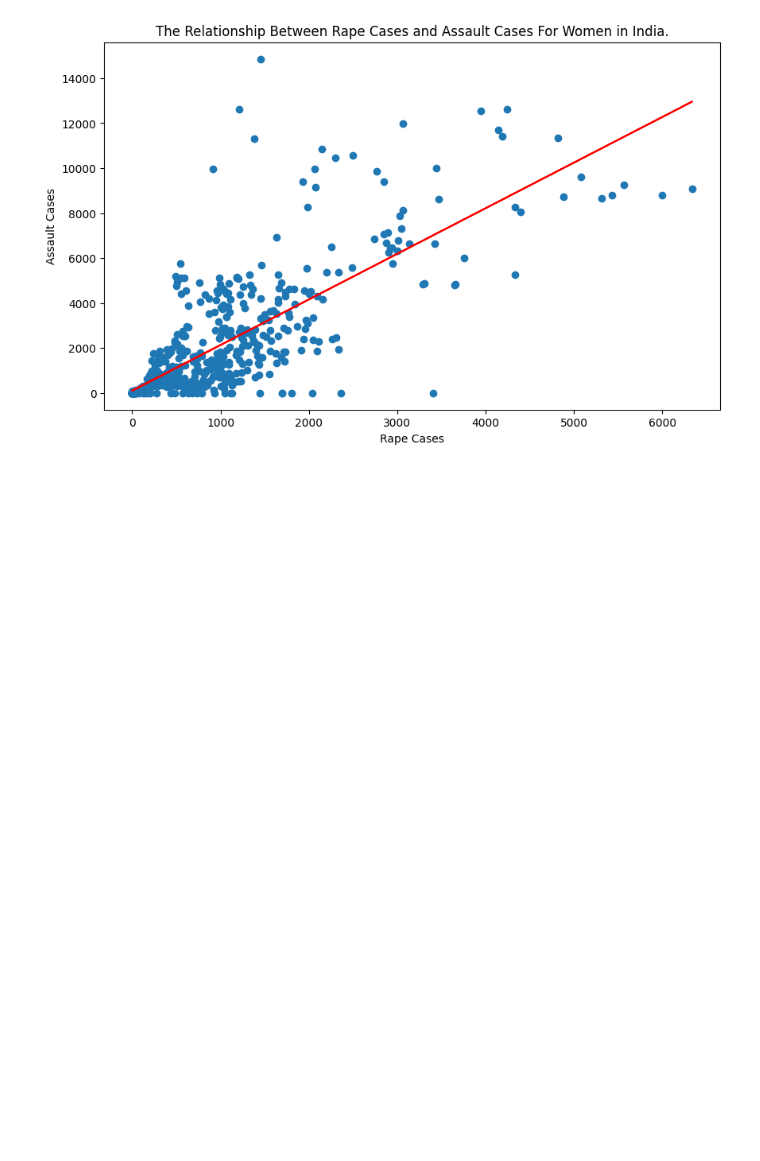
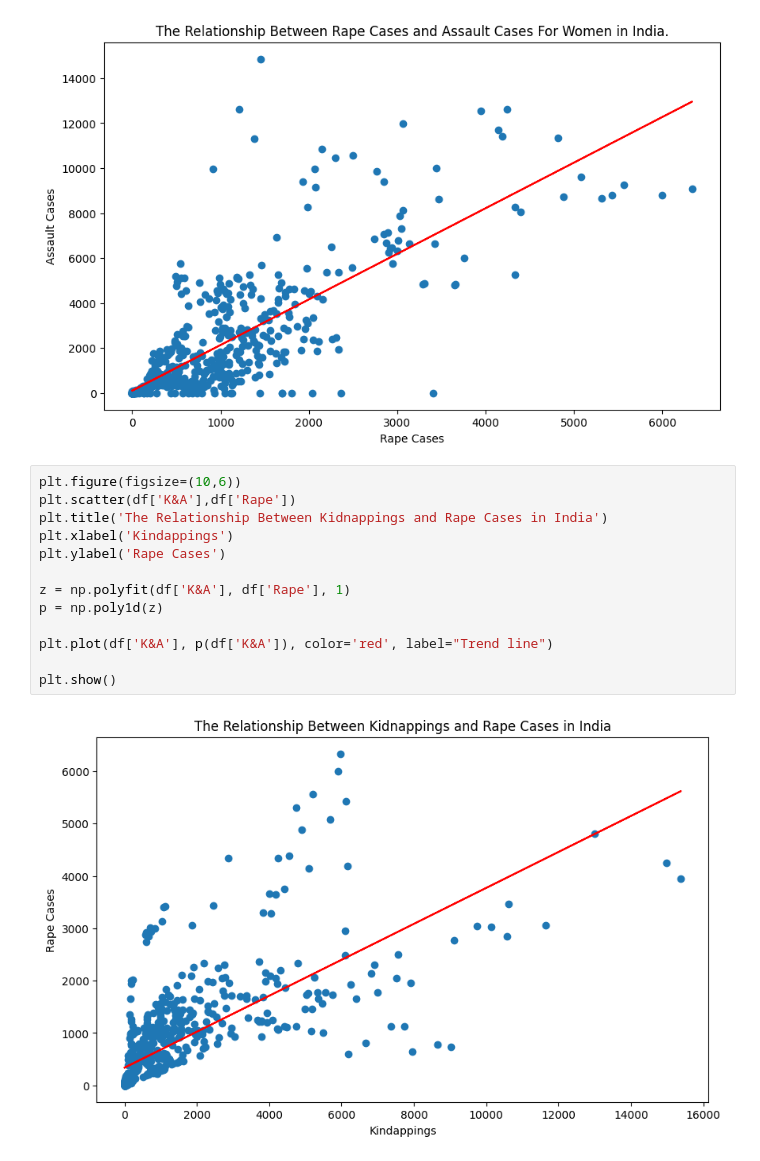
Before and after one commit to AbhimanyuShri/Analysis-on-Crime-on-Women-in-India, a Jupyter notebook: my-first-analysis.ipynb, the cells around one changed output. Drawn from its saved outputs; the diff is of its cells as text; blank space fills up the shorter version.

```diff
--- a/my-first-analysis.ipynb
+++ b/my-first-analysis.ipynb
@@ -120,3 +119,18 @@ plt.plot(df['Rape'], p(df['Rape']), color='red', label="Trend line")
 plt.show()
 # %% [output]
 [figure]
+# %%
+plt.figure(figsize=(10,6))
+plt.scatter(df['K&A'],df['Rape'])
+plt.title('The Relationship Between Kidnappings and Rape Cases in India')
+plt.xlabel('Kindappings')
+plt.ylabel('Rape Cases')
+
+z = np.polyfit(df['K&A'], df['Rape'], 1)
+p = np.poly1d(z)
+
+plt.plot(df['K&A'], p(df['K&A']), color='red', label="Trend line")
+
+plt.show()
+# %% [output]
+[figure, added]
```
Also changed, not shown: parts of 4 cells of this notebook.
